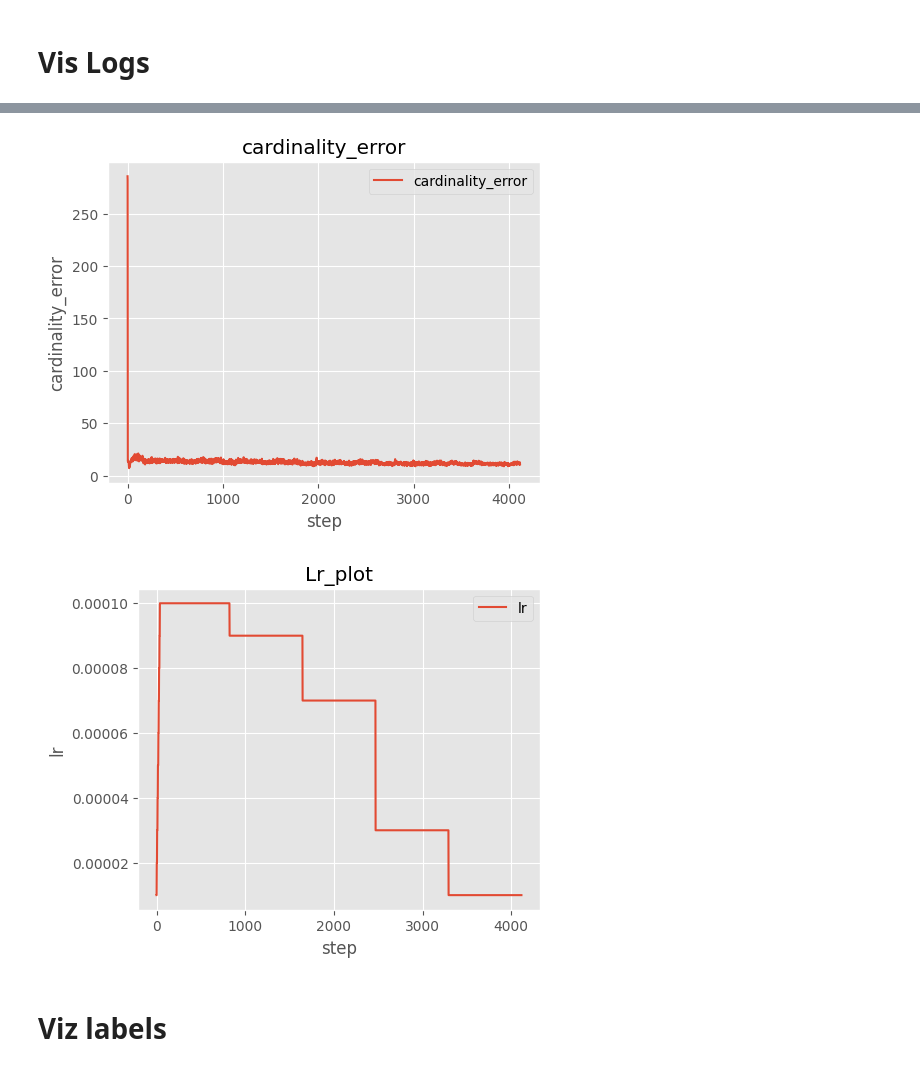
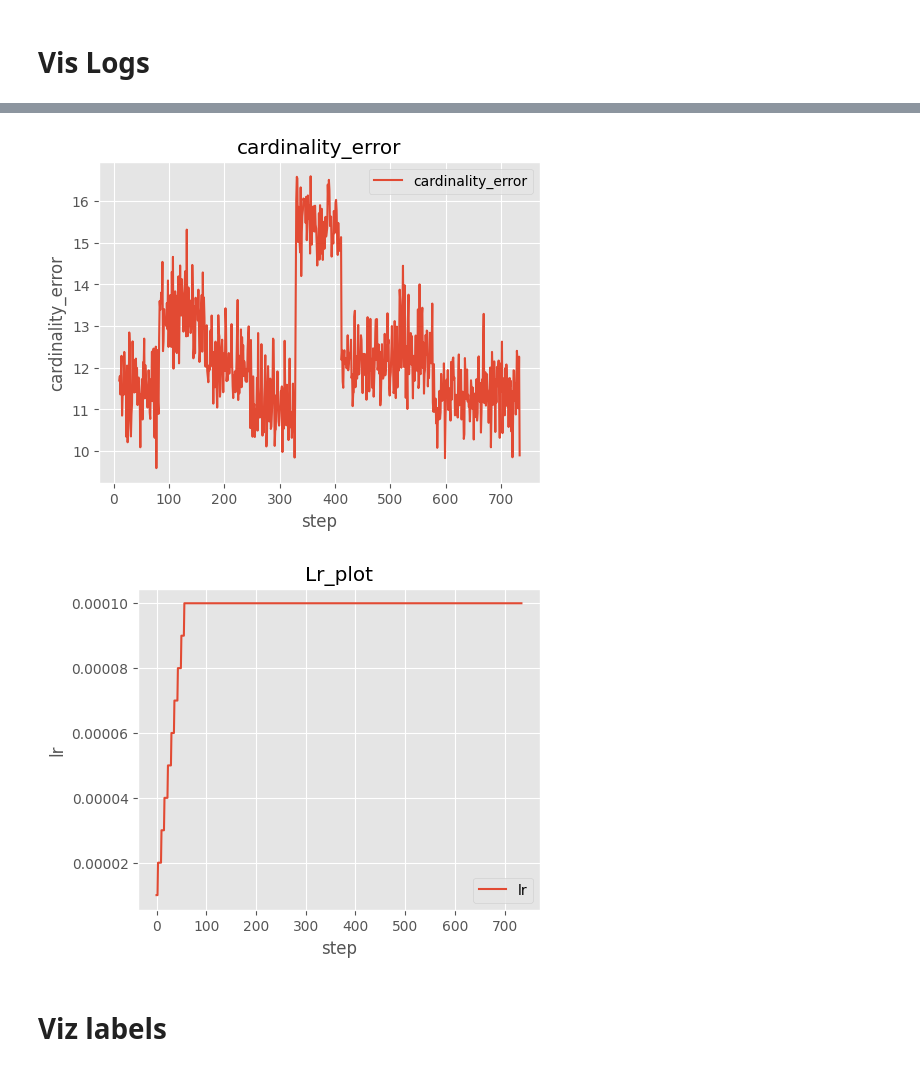
Before and after one commit to Faiir/EMT_BEV, a Jupyter notebook: vis_test.ipynb, the cells around one changed output, grey strips where cells are left out. Cells and saved outputs as stored; diff of their text form; code cells hidden in the pictures.

```diff
--- a/vis_test.ipynb
+++ b/vis_test.ipynb
@@ -138,0 +140,34 @@ test[arg_max_indexs].shape,arg_max_indexs.shape
+# %%
+import torch
+
+batch_size = 4
+past_frames = 3
+
+stacks = []
+index_dict = {
+    "t1":[[1,1,1]],
+    "t2":[[1,1,2]],
+    "t3":[[1,2,3]],
+    "t4":[[2,3,4]],
+    "t5":[[3,4,4]],
+    "t6":[[4,4,4]]
+}
+tmp = torch.rand((batch_size, past_frames, 6, 3, 10, 10))
+
+
+for i_dict in index_dict:
+    current_indexs = []
+    for c,i in enumerate(i_dict):
+        if len(stacks[c]) != 3:
+            stacks[c] = i
+            #current_index = i[0]
+            current_indexs.append(i[0])
+        else:
+            s = set(stacks[c])
+            current_index = [x for x in range(len(i)) if i[x] not in s]
+            stacks[c].pop(0)
+            stacks[c].append(i[current_index])
+
+tmp_data = torch.index_select(tmp, 1, index ) #< indexs are the ones selected by the current index
+    # would be list of list for stack where listsize is batchsize
+    # view and clone the selected images in new batch and then put it together again after LSS
@@ -166,9 +377,11 @@ import numpy as np
 
 import json
 import os
-
+file_name = "20230108_105952_segmentation_n1_f5"
+#file_name = "20230102_181248_segmentation_n1_f1"
+#file_name = "20230105_171939_instance_n1_f1"
 log_path = os.path.join(
-    r"/home/niklas/ETM_BEV/BEVerse/logs_cluster/20221212_111515.log.json")
+    fr"/home/niklas/ETM_BEV/BEVerse/logs_cluster/{file_name}.log.json")
 
 
 epoch = []
@@ -244,18 +460,19 @@ plt.show()
 # %%
 fig, ax = plt.subplots(figsize=(5, 4), layout='constrained')
 # Plot some data on the axes.
-ax.plot(steps, cardinality_error, label='cardinality_error')
+ax.plot(steps[10:], cardinality_error[10:], label='cardinality_error')
 # Plot more data on the axes...
 # ax.plot(steps, loss_mask, label='loss_mask')
 # ax.plot(steps, loss_dice, label='loss_dice')  # ... and some more.
 ax.set_xlabel('step')  # Add an x-label to the axes.
 ax.set_ylabel('cardinality_error')  # Add a y-label to the axes.
 ax.set_title("cardinality_error")  # Add a title to the axes.
 ax.legend()  # Add a legend.
-
+plt.savefig(
+    f'/home/niklas/ETM_BEV/train_visualize/loss_plot_cardinality_error_{file_name}.png')
 plt.show()
 # %% [output]
-[figure, old version]
+[figure, new version]
 # %%
 fig, ax = plt.subplots(figsize=(5, 4), layout='constrained')
 # Plot some data on the axes.
@@ -270,7 +487,7 @@ ax.legend()  # Add a legend.
 
 plt.show()
 # %% [output]
-[figure, old version]
+[figure, new version]
 # %% [markdown]
 # Viz labels
 # %%
```
Also changed, not shown: parts of 48 cells of this notebook, 20 other files.
